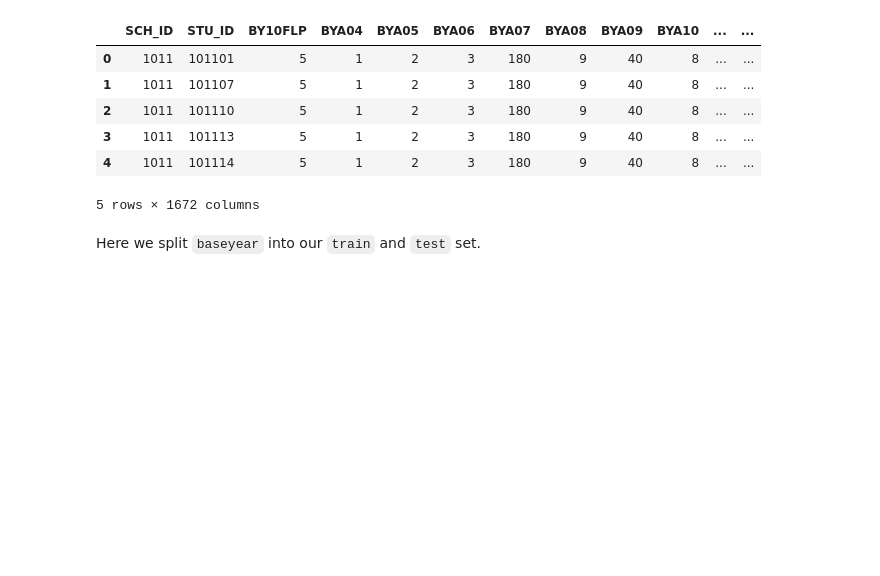
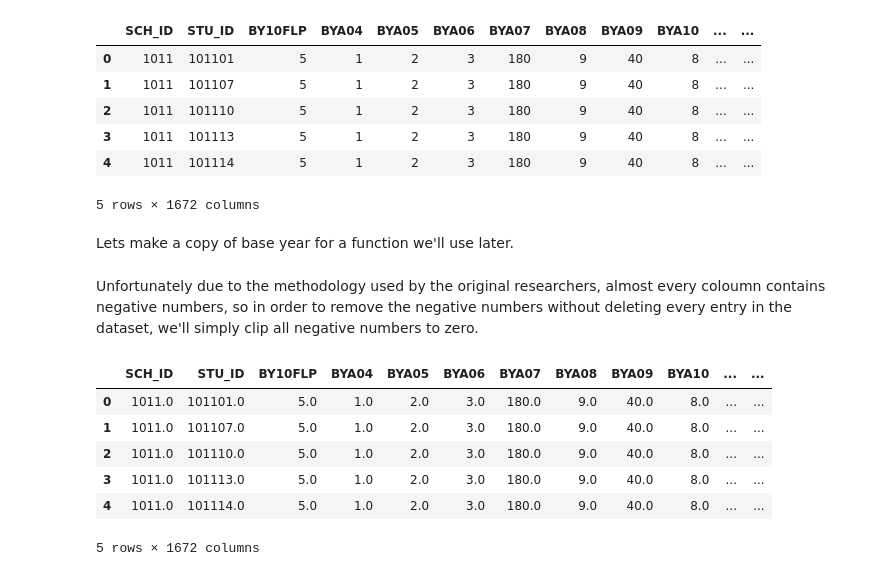
Before and after one commit to collinarnett/accenture-challenge-patriothacks-2018, a Jupyter notebook: accenturehack.ipynb, the cells around one changed output. Drawn from its saved outputs; the diff is of its cells as text; code cells hidden in the pictures; blank space fills up the shorter version.

```diff
--- a/accenturehack.ipynb
+++ b/accenturehack.ipynb
@@ -182,5 +168,3 @@ baseyear.head()
 | 3 | 1011 | 101113 | 5 | 1 | 2 | 3 | 180 | 9 | 40 | 8 | ... | ... |
 | 4 | 1011 | 101114 | 5 | 1 | 2 | 3 | 180 | 9 | 40 | 8 | ... | ... |
 5 rows × 1672 columns
-# %% [markdown]
-Here we split `baseyear` into our `train` and `test` set.
@@ -189,0 +171,17 @@ train, test = train_test_split(baseyear, test_size=0.2)
+# %% [markdown]
+Lets make a copy of base year for a function we'll use later.
+# %%
+X = baseyear.copy()
+# %% [markdown]
+Unfortunately due to the methodology used by the original researchers, almost every coloumn contains negative numbers, so in order to remove the negative numbers without deleting every entry in the dataset, we'll simply clip all negative numbers to zero.
+# %%
+X = X.clip_lower(0)
+X.head()
+# %% [output]
+|  | SCH_ID | STU_ID | BY10FLP | BYA04 | BYA05 | BYA06 | BYA07 | BYA08 | BYA09 | BYA10 | ... | ... |
+| 0 | 1011.0 | 101101.0 | 5.0 | 1.0 | 2.0 | 3.0 | 180.0 | 9.0 | 40.0 | 8.0 | ... | ... |
+| 1 | 1011.0 | 101107.0 | 5.0 | 1.0 | 2.0 | 3.0 | 180.0 | 9.0 | 40.0 | 8.0 | ... | ... |
+| 2 | 1011.0 | 101110.0 | 5.0 | 1.0 | 2.0 | 3.0 | 180.0 | 9.0 | 40.0 | 8.0 | ... | ... |
+| 3 | 1011.0 | 101113.0 | 5.0 | 1.0 | 2.0 | 3.0 | 180.0 | 9.0 | 40.0 | 8.0 | ... | ... |
+| 4 | 1011.0 | 101114.0 | 5.0 | 1.0 | 2.0 | 3.0 | 180.0 | 9.0 | 40.0 | 8.0 | ... | ... |
+5 rows × 1672 columns
```
Also changed, not shown: parts of 24 cells of this notebook.
